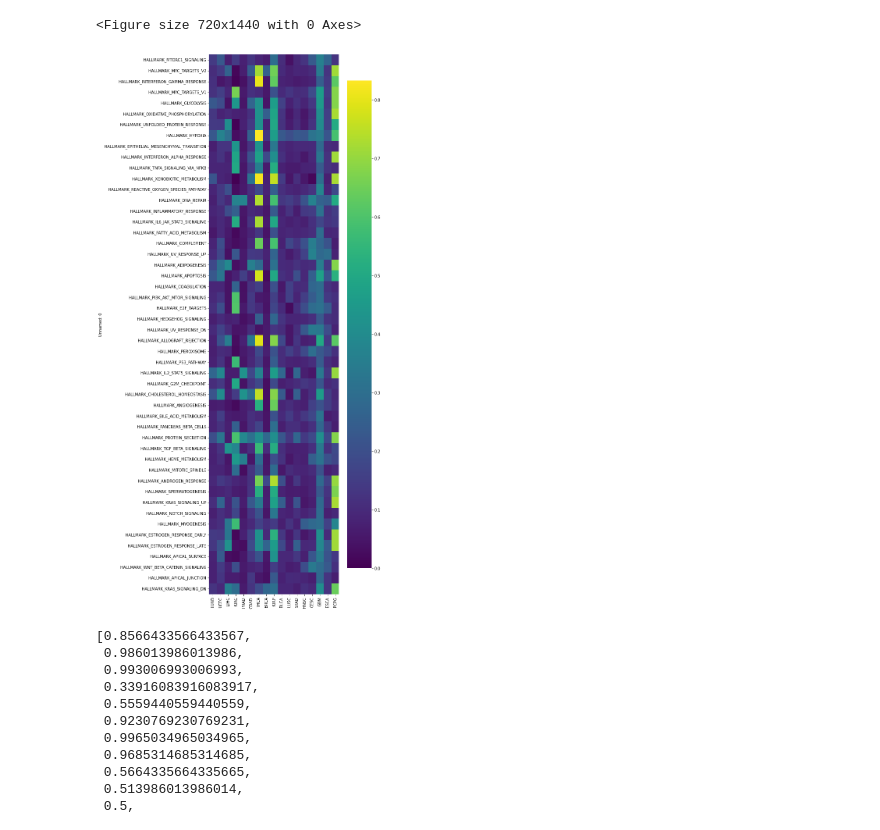
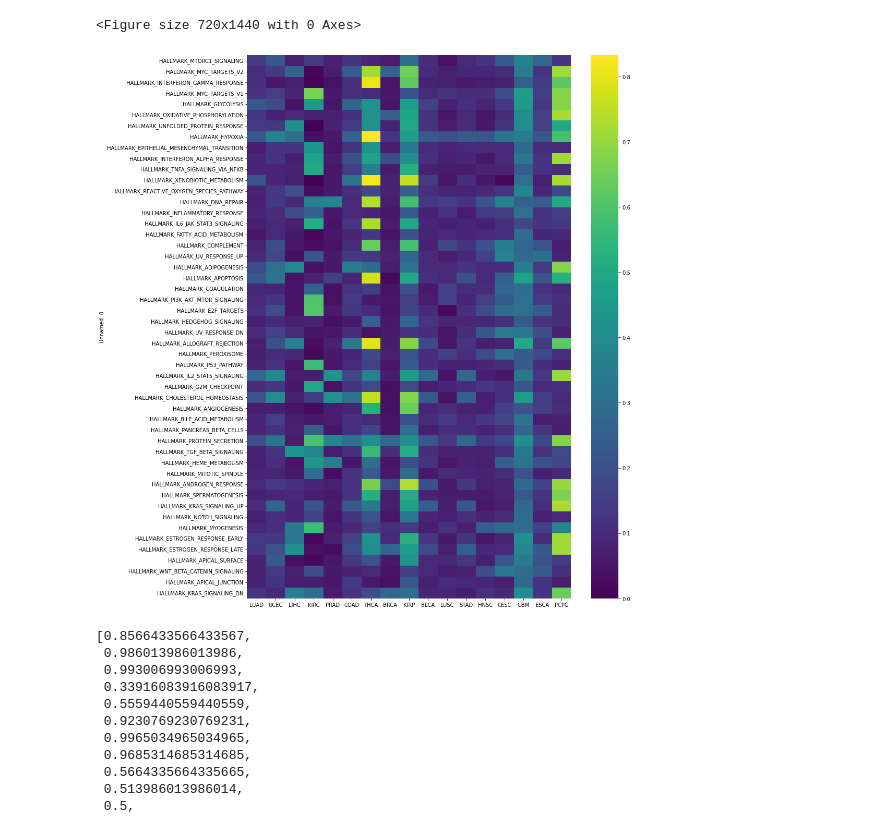
Before and after one commit to Koushul/CITRUS, a Jupyter notebook: MCF10A.ipynb, the cells around one changed output. Saved outputs shown, nothing was run; the diff lists cells and outputs as text; code cells hidden in the pictures.

Commit message:
sweppping heatmap

```diff
--- a/MCF10A.ipynb
+++ b/MCF10A.ipynb
@@ -179,12 +179,14 @@ import matplotlib.pyplot as plt
 # %% [output]
 <Figure size 720x1440 with 0 Axes>
 # %%
-plt.figure(figsize=(10, 20))
-sns.heatmap(pd.read_csv('pathway_heatmap.csv').set_index('Unnamed: 0'), cmap='viridis',xticklabels=True, yticklabels=True, square=False)
+plt.figure(figsize=(15, 15))
+sns.heatmap(pd.read_csv('pathway_heatmap.csv').set_index('Unnamed: 0'), cmap='viridis', square=False)
 plt.tight_layout()
+
+plt.savefig('heatmap.png', dpi=300)
 plt.show()
 # %% [output]
-[figure, old version]
+[figure, new version]
 # %%
 from scipy.stats import ttest_1samp
 from statsmodels.stats.multitest import fdrcorrection
```
Also changed, not shown: 2 other files.
